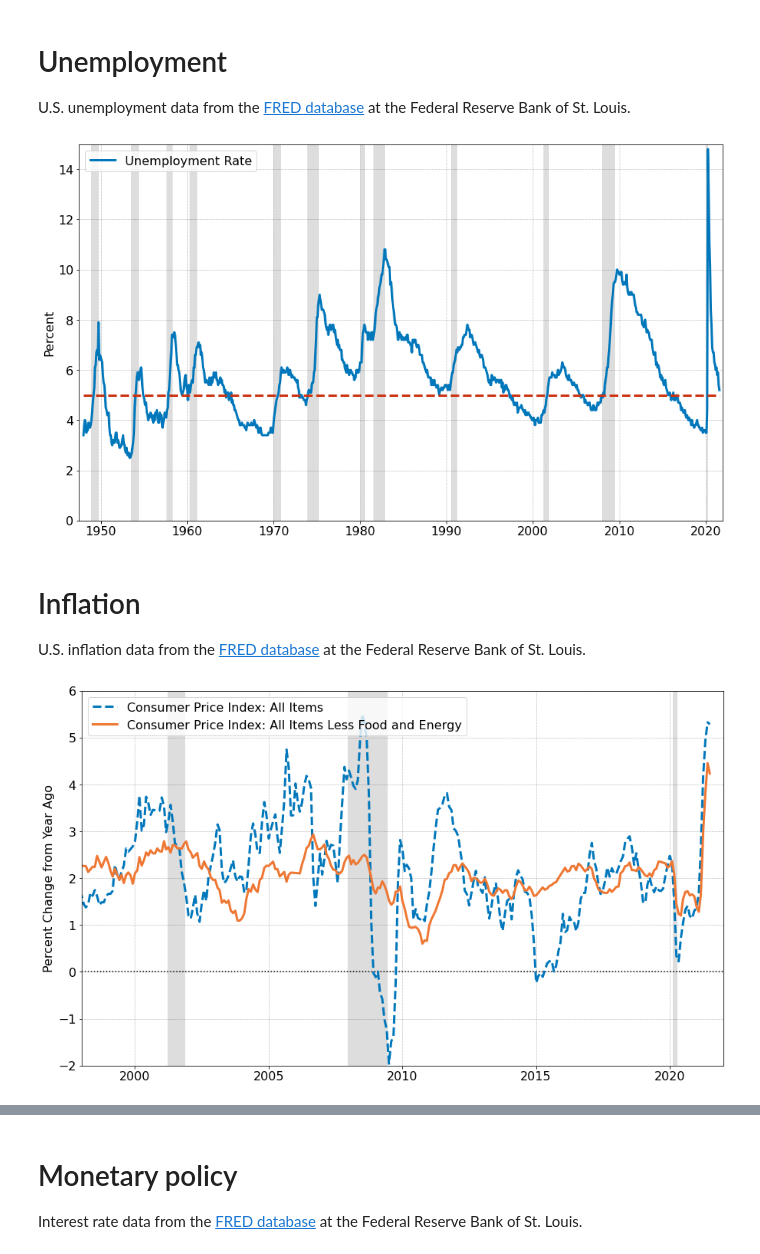
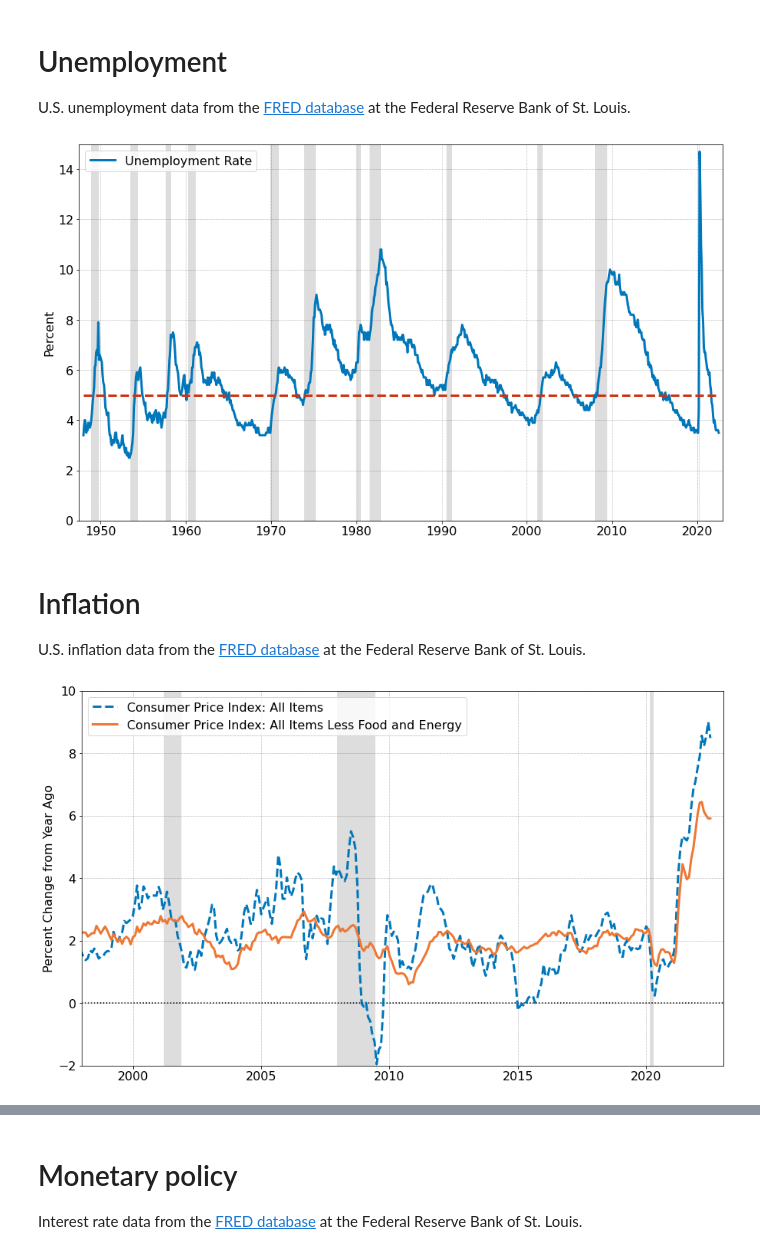
Before and after one commit to jborovicka/nyu-intermediate-macro, a Jupyter notebook: jupyter/01-some-facts-about-economic-growth.ipynb, the cells around one changed output, grey strips where cells are left out. Drawn from its saved outputs; the diff is of its cells as text; code cells hidden in the pictures.

```diff
--- a/jupyter/01-some-facts-about-economic-growth.ipynb
+++ b/jupyter/01-some-facts-about-economic-growth.ipynb
@@ -73,7 +78,7 @@ U.S. unemployment data from the <a href="https://fred.stlouisfed.org/">FRED data
 data = myLoadDataFRED(series=['UNRATE'],transform='none')
 
 param = {'title': '',
-         'xlim': [1947.5,2022], 'ylim': [0,15],
+         'xlim': [1947.5,2023], 'ylim': [0,15],
          'xlabel': '', 'ylabel': 'Percent',
          'ylogscale': False,
          'showgrid': True, 'highlightzero': False,
@@ -86,7 +91,7 @@ ax.plot(data['year'],data['UNRATE'],
 ax.plot([data['year'][0],data['year'][-1]],[5,5],'--',linewidth=3,color=myColor['tolVibrantRed'])
 x = ax.legend(loc='upper left')
 # %% [output]
-[figure, old version]
+[figure, new version]
 # %% [markdown]
 # Inflation
 
@@ -94,23 +99,23 @@ U.S. inflation data from the <a href="https://fred.stlouisfed.org/">FRED databas
 # %%
 # inflation (increase in CPI) and core inflation
 data = myLoadDataFRED(series=['CPIAUCSL','CPILFESL'],transform='pct_change_year_ago')
 
 param = {'title': '',
-         'xlim': [1998,2022], 'ylim': [-2,6],
+         'xlim': [1998,2023], 'ylim': [-2,10],
          'xlabel': '', 'ylabel': 'Percent Change from Year Ago',
          'ylogscale': False,
          'showgrid': True, 'highlightzero': True,
-         'showNBERrecessions': True, 'showNBERrecessions_y': [-2,6]}
+         'showNBERrecessions': True, 'showNBERrecessions_y': [-2,10]}
 
 fig,ax = myGenerateTSPlot(param)
 
 ax.plot(data['year'],data['CPIAUCSL'],
                     '--',linewidth=3,marker='',color=myColor['tolVibrantBlue'],label='Consumer Price Index: All Items')
 ax.plot(data['year'],data['CPILFESL'],
                     linewidth=3,marker='',color=myColor['tolVibrantOrange'],label='Consumer Price Index: All Items Less Food and Energy')
 x = ax.legend(loc='upper left')
 # %% [output]
-[figure, old version]
+[figure, new version]
 # %%
 # inflation data over a longer sample
 data = myLoadDataFRED(series=['CPIAUCNS','CPILFESL'],transform='pct_change_year_ago')
```
Also changed, not shown: parts of 17 cells of this notebook, 1 other file.
